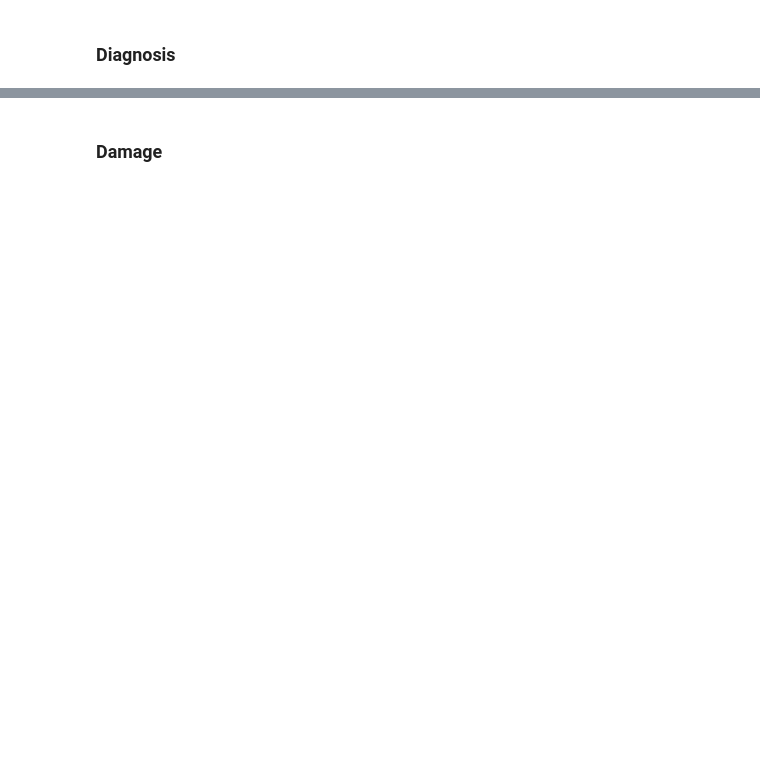
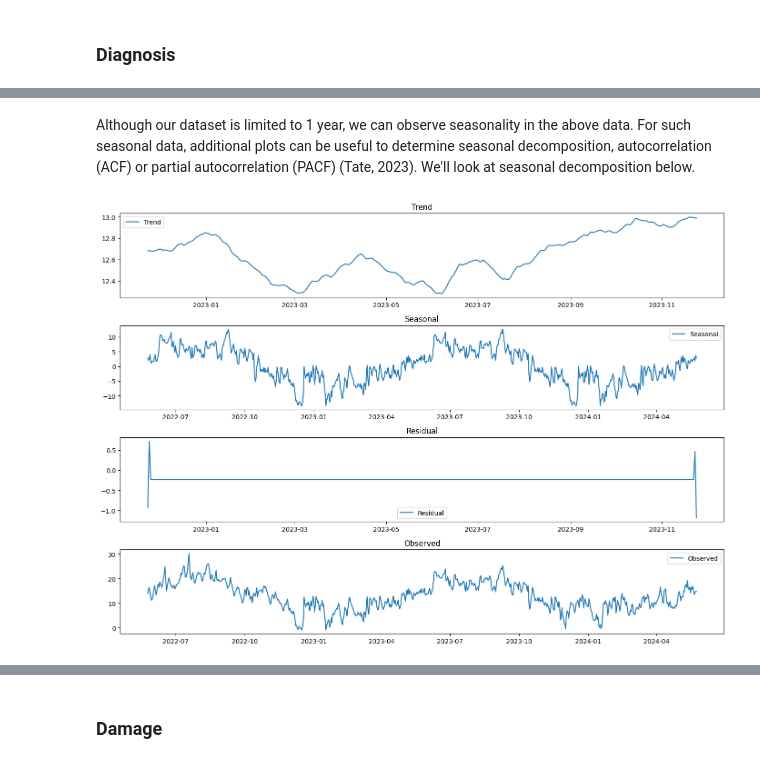
Before and after one commit to RabeaTzenetos/wqu, a Jupyter notebook: financial-econometrics/gwp1/non-stationary_weather.ipynb, the cells around one changed output, grey strips where cells are left out. Saved outputs shown, nothing was run; the diff lists cells and outputs as text; code cells hidden in the pictures; blank space fills up the shorter version.

```diff
--- a/financial-econometrics/gwp1/non-stationary_weather.ipynb
+++ b/financial-econometrics/gwp1/non-stationary_weather.ipynb
@@ -86,0 +81,26 @@ The above graph shows that the average stock price of Nokia fluctuates with time
+# %% [markdown]
+Although our dataset is limited to 1 year, we can observe seasonality in the above data. For such seasonal data, additional plots can be useful to determine seasonal decomposition, autocorrelation (ACF) or partial autocorrelation (PACF) (Tate, 2023). We'll look at seasonal decomposition below.
+# %%
+decomposition = seasonal_decompose(weather['temp'], model='additive', period=365)
+
+plt.figure(figsize=(14, 10))
+plt.subplot(411)
+plt.plot(decomposition.trend, label='Trend')
+plt.title('Trend')
+plt.legend()
+plt.subplot(412)
+plt.plot(decomposition.seasonal, label='Seasonal')
+plt.title('Seasonal')
+plt.legend()
+plt.subplot(413)
+plt.plot(decomposition.resid, label='Residual')
+plt.title('Residual')
+plt.legend()
+plt.subplot(414)
+plt.plot(decomposition.observed, label='Observed')
+plt.title('Observed')
+plt.legend()
+plt.tight_layout()
+plt.show()
+# %% [output]
+[figure, added]
```
Also changed, not shown: parts of 17 cells of this notebook.
